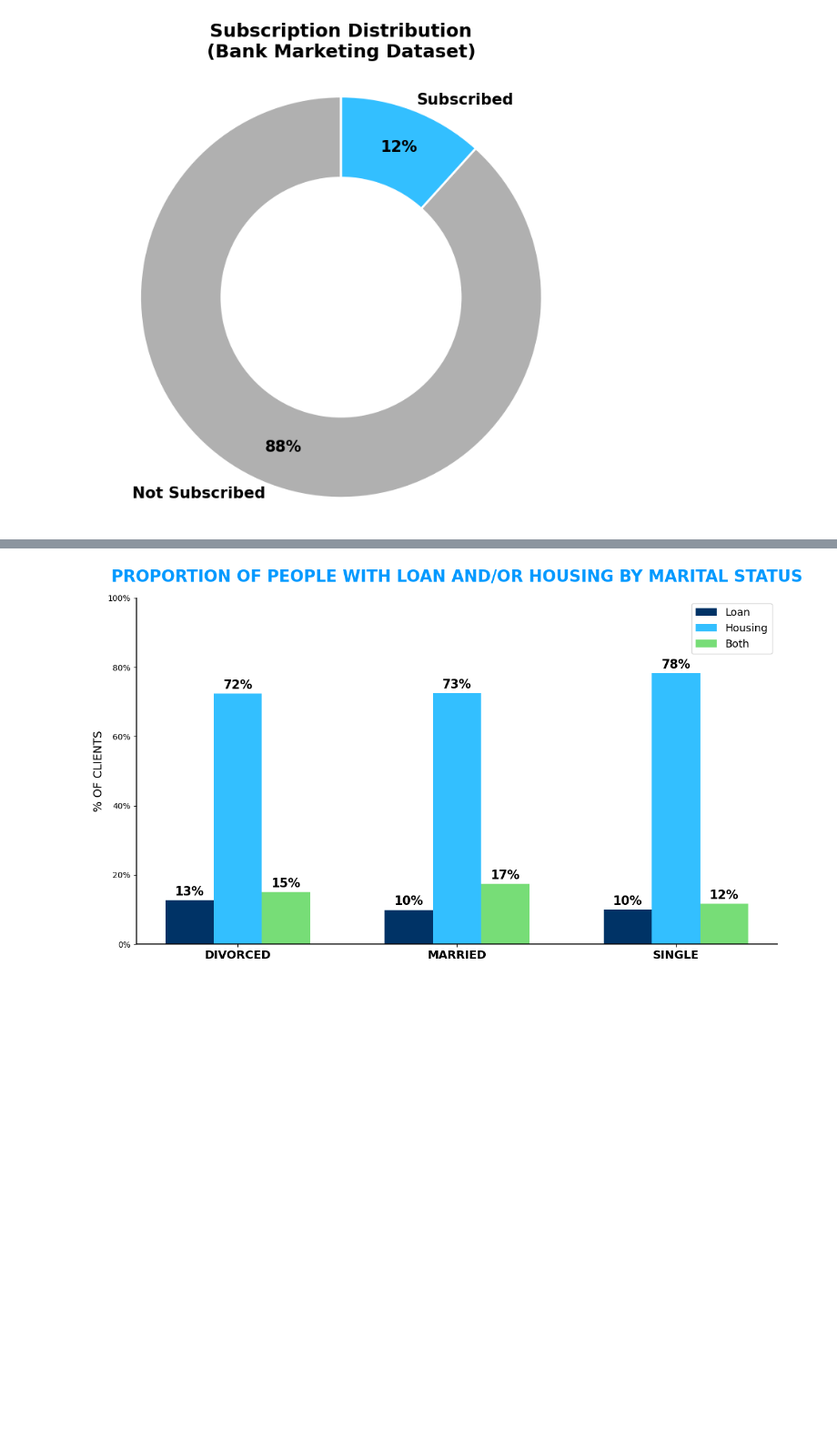
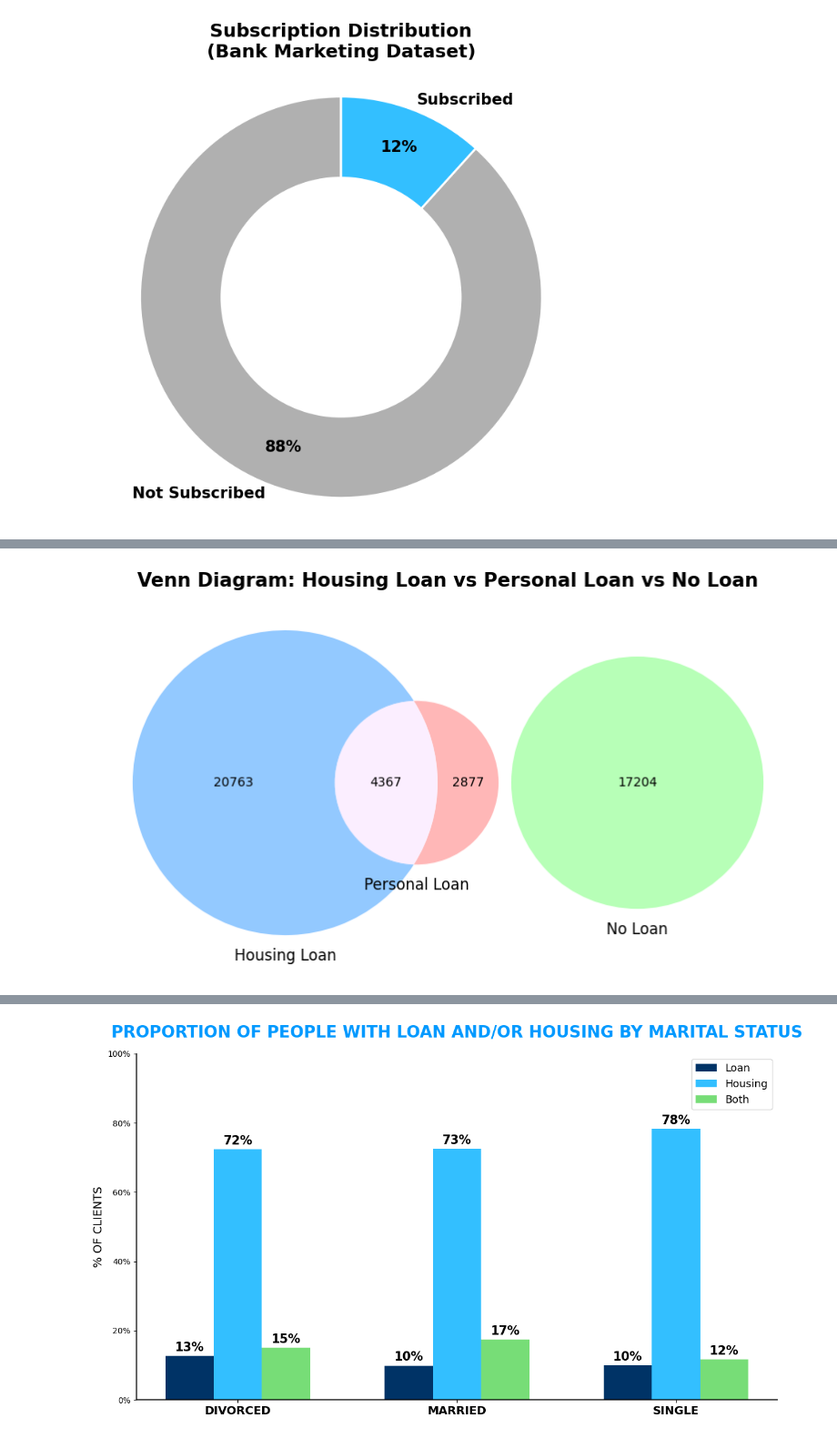
Before and after one commit to tlynx538/bank-marketing-project, a Jupyter notebook: src/DataVisualization.ipynb, the cells around one changed output, grey strips where cells are left out. Shown at 91% size. Saved outputs shown, nothing was run; the diff lists cells and outputs as text; code cells hidden in the pictures; blank space fills up the shorter version.

```diff
--- a/src/DataVisualization.ipynb
+++ b/src/DataVisualization.ipynb
@@ -117,0 +162,20 @@ plt.show()
+# %%
+# Create sets
+housing_yes = set(df[df['housing'] == 'yes'].index)
+loan_yes = set(df[df['loan'] == 'yes'].index)
+no_loan = set(df[(df['housing'] == 'no') & (df['loan'] == 'no')].index)
+
+# Plot
+plt.figure(figsize=(10, 8))
+venn = venn3(
+    [housing_yes, loan_yes, no_loan],
+    set_labels=('Housing Loan', 'Personal Loan', 'No Loan'),
+    set_colors=('#66b3ff', '#ff9999', '#99ff99'),
+    alpha=0.7
+)
+
+plt.title('Venn Diagram: Housing Loan vs Personal Loan vs No Loan', fontsize=15, fontweight='bold')
+plt.savefig('plots/venn-daig.png')
+plt.show()
+# %% [output]
+[figure, added]
```
Also changed, not shown: parts of 5 cells of this notebook, 16 other files.
